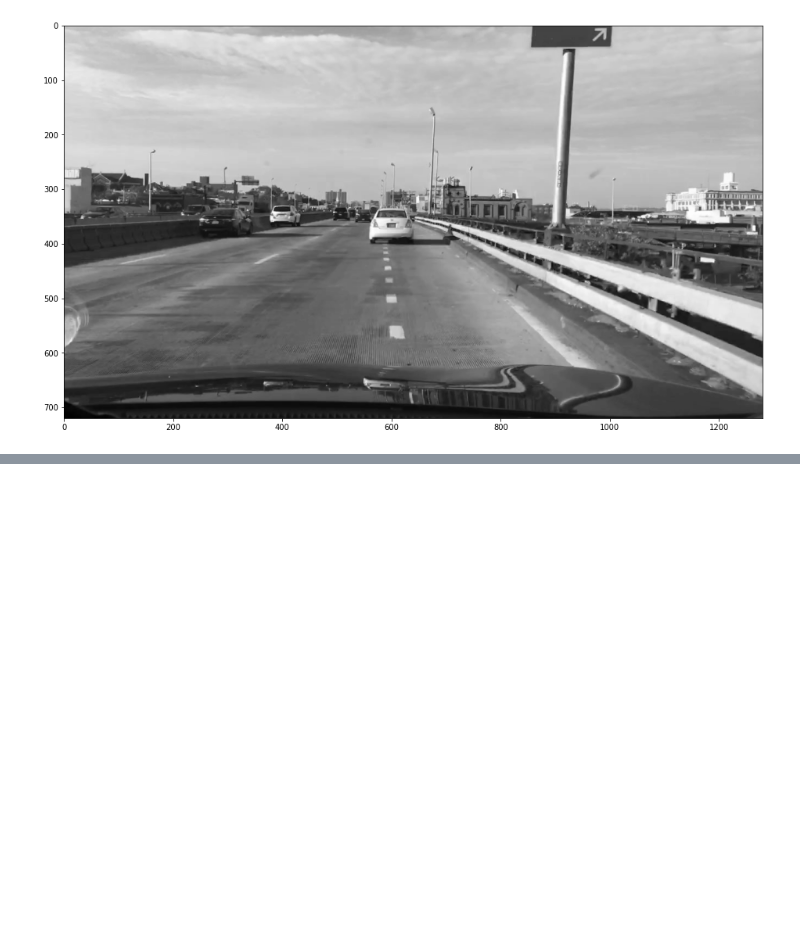
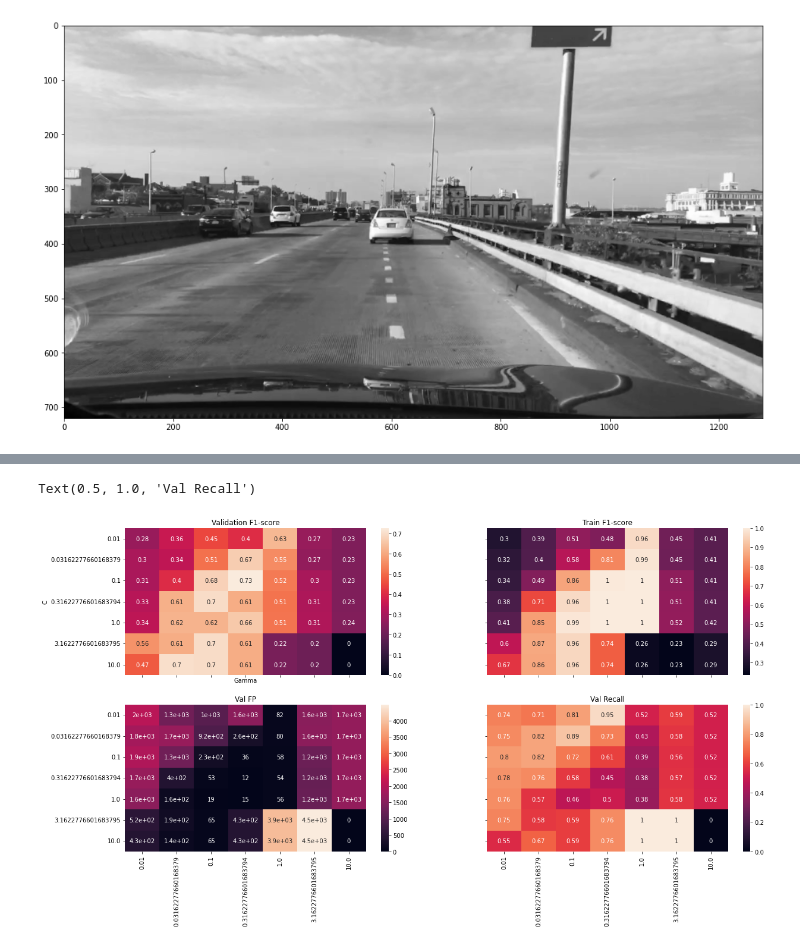
Before and after one commit to Castavo/car-detection, a Jupyter notebook: try_svm_power.ipynb, the cells around one changed output, grey strips where cells are left out. Drawn from its saved outputs; the diff is of its cells as text; code cells hidden in the pictures; blank space fills up the shorter version.

```diff
--- a/try_svm_power.ipynb
+++ b/try_svm_power.ipynb
@@ -77,0 +119,36 @@ plt.pcolormesh(xedges, yedges, heatmap.T, alpha=.7)
+# %%
+with open("results/grid_search_non_linear.json") as json_file:
+    results = json.load(json_file)
+
+C = np.logspace(-2, 1, 7).tolist()
+gammas = np.logspace(-2, 1, 7).tolist()
+# %%
+false_positives = np.zeros((len(C), len(gammas)))
+val_recall = np.zeros((len(C), len(gammas)))
+train_f1 = np.zeros((len(C), len(gammas)))
+val_f1 = np.zeros((len(C), len(gammas)))
+
+for i in tqdm(range(len(results))):
+    [param, result] = results[i]
+    c_idx = C.index(param["C"])
+    gamma_idx = gammas.index(param["gamma"])
+    false_positives[c_idx, gamma_idx] = result[3][0][1]
+    val_recall[c_idx, gamma_idx] = result[3][1][1] / (result[3][1][1] + result[3][1][0])
+    train_f1[c_idx, gamma_idx] = result[0]
+    val_f1[c_idx, gamma_idx] = result[2]
+# %%
+fig, ax = plt.subplots(2, 2, figsize=(20, 10), sharex=True, sharey=True)
+fig.patch.set_color("white")
+sns.heatmap(val_f1, ax=ax[0, 0], annot=True, xticklabels=gammas, yticklabels=C)
+ax[0, 0].set_title("Validation F1-score")
+ax[0, 0].set_xlabel("Gamma")
+ax[0, 0].set_ylabel("C")
+sns.heatmap(train_f1, annot=True, ax=ax[0, 1], xticklabels=gammas, yticklabels=C)
+ax[0, 1].set_title("Train F1-score")
+sns.heatmap(false_positives, annot=True, ax=ax[1, 0], xticklabels=gammas, yticklabels=C)
+ax[1, 0].set_title("Val FP")
+sns.heatmap(val_recall, annot=True, ax=ax[1, 1], xticklabels=gammas, yticklabels=C)
+ax[1, 1].set_title("Val Recall")
+# %% [output]
+Text(0.5, 1.0, 'Val Recall')
+[figure, added]
```
Also changed, not shown: parts of 4 cells of this notebook, 10 other files.
